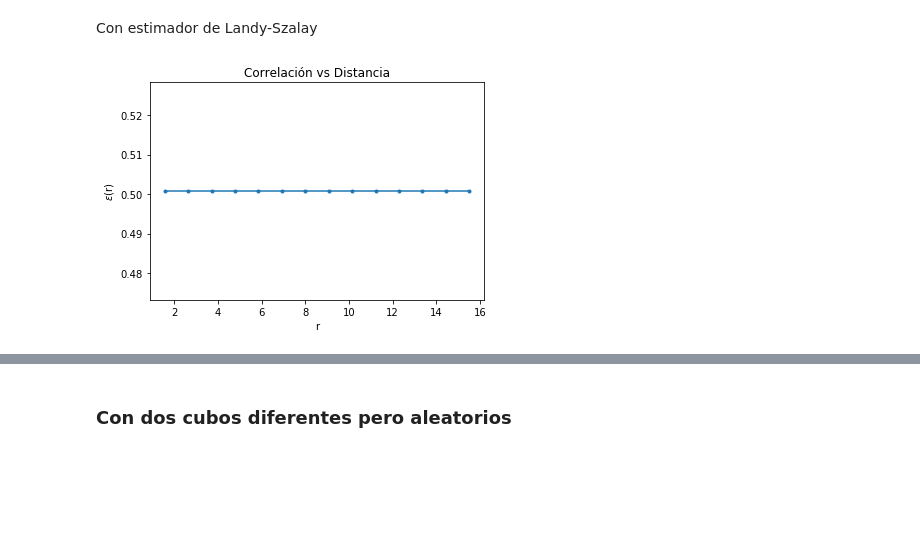
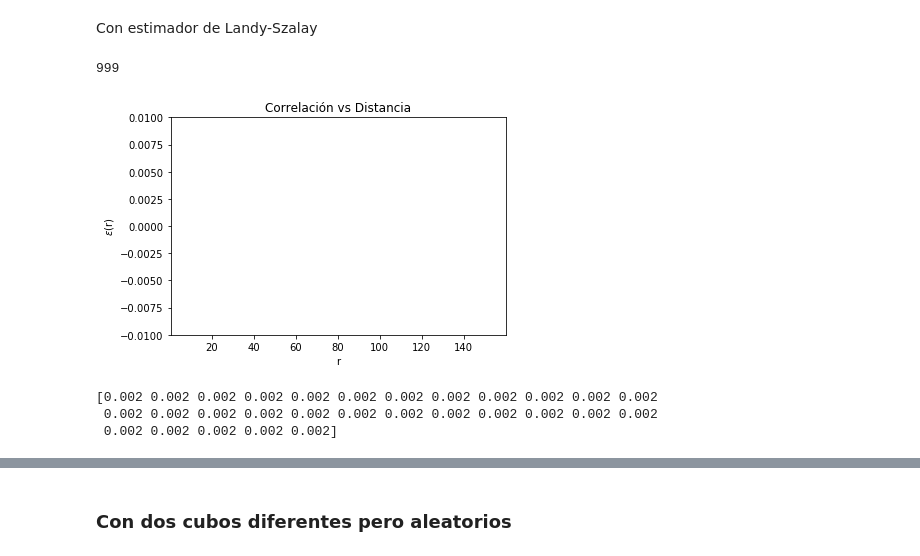
Before and after one commit to DCIDA2019/da2020-GabrielMissael, a Jupyter notebook: Semana13_Casa/correlacion.ipynb, the cells around one changed output, grey strips where cells are left out. Cells and saved outputs as stored; diff of their text form; code cells hidden in the pictures; blank space fills up the shorter version.

```diff
--- a/Semana13_Casa/correlacion.ipynb
+++ b/Semana13_Casa/correlacion.ipynb
@@ -87,7 +88,7 @@ def correlacion(datos, random, l = 1, n_bins = 15):
 
     return e
 # %%
-def correlacion_LS(datos, random, l = 1, n_bins = 15):
+def quick_correlacion_LS(datos, random, l = 1, n_bins = 15):
     #Creamos los bins
     bins = [(x+1)*(l-1)/n_bins for x in range(n_bins)]
 
@@ -107,13 +108,12 @@ def correlacion_LS(datos, random, l = 1, n_bins = 15):
     rd_distancias = n_distancia(datos, random)
     rd_distancias = np.array(rd_distancias).flatten()
     #rd_distancias = np.delete(rd_distancias, np.where(rd_distancias == 0))
-    rd = np.array(np.histogram(rd_distancias, bins = bins)[0])/2
-    rd += dd + rr
+    rd = np.array(np.histogram(rd_distancias, bins = bins)[0])
 
     #Los numero de puntos posibles
     n_d = mt.factorial(len(datos)) / (2*mt.factorial(len(datos)-2))
     n_r = mt.factorial(len(random)) / (2*mt.factorial(len(random)-2))
-    n_rd = mt.factorial(len(random)+len(datos)) / (2*mt.factorial(len(random)+len(datos)-2))
+    n_rd = len(random)*len(datos)
 
     #creamos la correlación de Landy-Szalay
     e = (dd/n_d - 2*rd/n_rd + rr/n_r) / (rr/n_r)
@@ -136,7 +174,10 @@ ver_correlacion(y, l = 15)
 # %% [markdown]
 Con estimador de Landy-Szalay
 # %%
-y_LS = correlacion_LS(cubo, cubo, l = 15, n_bins = 15)
-ver_correlacion(y_LS, l = 15)
+y_LS = quick_correlacion_LS(cubo, cubo, l = 150, n_bins = 30)
 # %% [output]
-[figure, removed]
+999
+# %%
+ver_correlacion(y_LS, l = 150, limit = [-0.01, 0.01])
+# %% [output]
+[figure, added]
@@ -142,0 +186,6 @@ ver_correlacion(y_LS, l = 15)
+# %%
+print(y_LS)
+# %% [output]
+[0.002 0.002 0.002 0.002 0.002 0.002 0.002 0.002 0.002 0.002 0.002 0.002
+ 0.002 0.002 0.002 0.002 0.002 0.002 0.002 0.002 0.002 0.002 0.002 0.002
+ 0.002 0.002 0.002 0.002 0.002]
```
Also changed, not shown: parts of 17 cells of this notebook.
